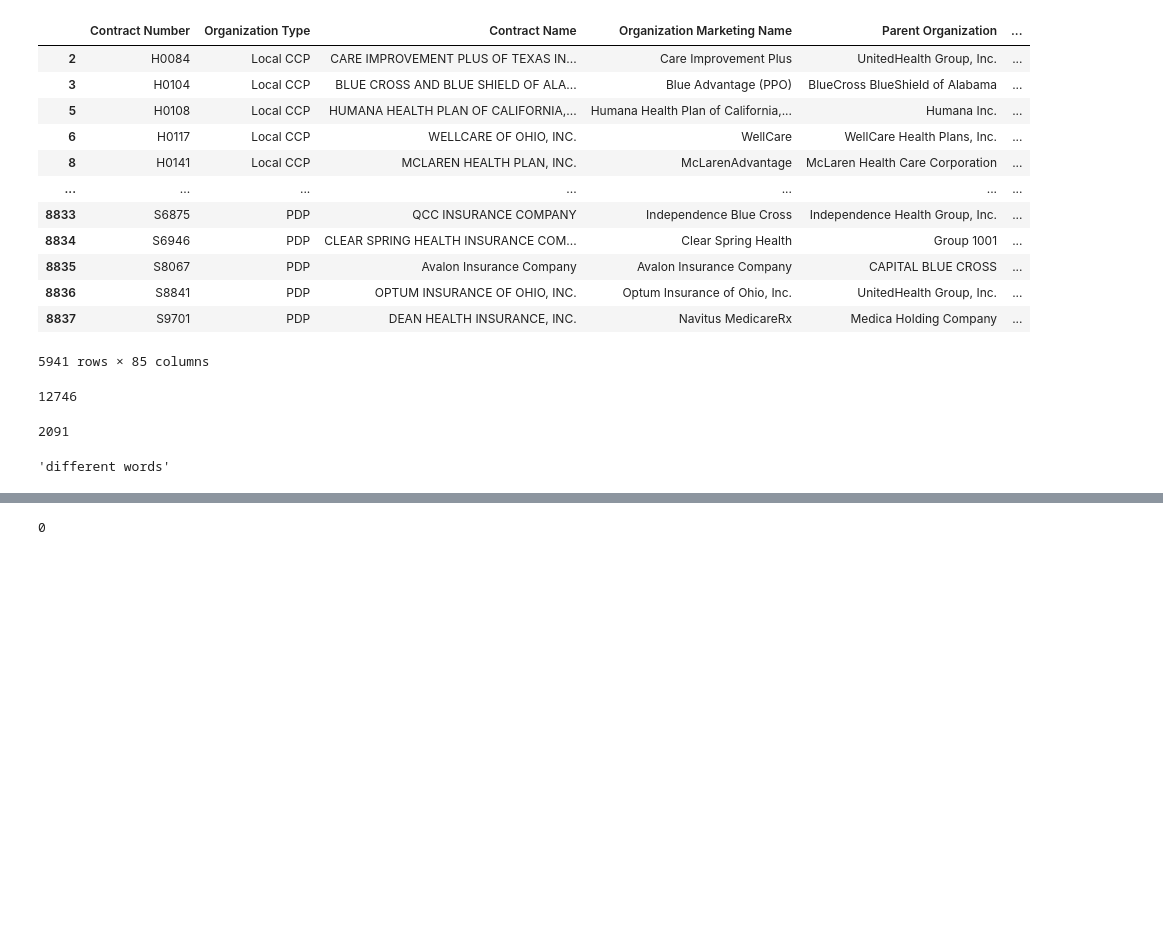
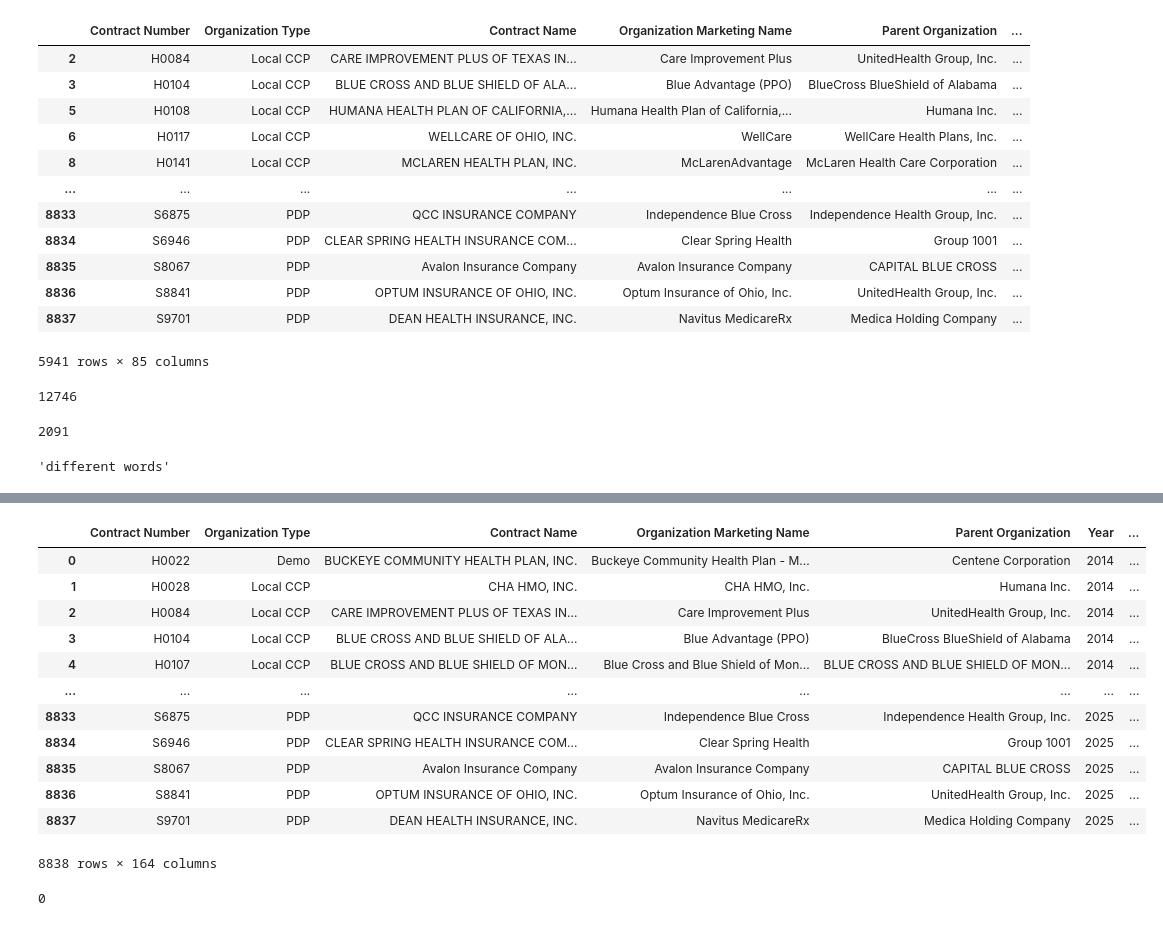
Before and after one commit to SamSims/Project4-Group2, a Jupyter notebook: DataCombiningSS1.ipynb, the cells around one changed output, grey strips where cells are left out. Saved outputs shown, nothing was run; the diff lists cells and outputs as text; code cells hidden in the pictures; blank space fills up the shorter version.

Commit message:
split numeric and non numeric data

```diff
--- a/DataCombiningSS1.ipynb
+++ b/DataCombiningSS1.ipynb
@@ -346,3 +351,10 @@ def add_non_numeric_cols(item):
+# %%
+def add_non_numeric_cols(item):
+    try:
+        val = float(item)
+        return "Numeric"
+    except:
+        return item
 # %%
 check = add_non_numeric_cols("different words")
 check
@@ -363,3 +375,23 @@ def change_to_nums(item):
             return int(item)
         case _:
             return 0
+# %%
+def change_to_dec(item):
+    try:
+        val = float(item)
+        return val
+    except:
+        return 0
+# %%
+combodf4 = combodf.copy()
+cols = combodf4.keys().to_list()
+cols.append("Overall")
+for col in firstfive:
+    cols.remove(col)
+for col in lasttwo:
+    cols.remove(col)
+for col in cols:
+    combodf4[col+" Non-numeric"] = combodf4[col].apply(add_non_numeric_cols)
+    combodf4[col]=combodf4[col].apply(change_to_dec)
+
+combodf4["Overall"].value_counts()
@@ -365,0 +409,28 @@ def change_to_nums(item):
+# %%
+newcols = []
+for col in cols:
+    newcols.append(col)
+    newcols.append(col+" Non-numeric")
+finalcols =[]
+for col in firstfive:
+    finalcols.append(col)
+finalcols.append("Year")
+for col in newcols:
+    finalcols.append(col)
+
+newdf1 = combodf4[finalcols]
+newdf1
+# %% [output]
+|  | Contract Number | Organization Type | Contract Name | Organization Marketing Name | Parent Organization | Year | ... |
+| 0 | H0022 | Demo | BUCKEYE COMMUNITY HEALTH PLAN, INC. | Buckeye Community Health Plan - M... | Centene Corporation | 2014 | ... |
+| 1 | H0028 | Local CCP | CHA HMO, INC. | CHA HMO, Inc. | Humana Inc. | 2014 | ... |
+| 2 | H0084 | Local CCP | CARE IMPROVEMENT PLUS OF TEXAS IN... | Care Improvement Plus | UnitedHealth Group, Inc. | 2014 | ... |
+| 3 | H0104 | Local CCP | BLUE CROSS AND BLUE SHIELD OF ALA... | Blue Advantage (PPO) | BlueCross BlueShield of Alabama | 2014 | ... |
+| 4 | H0107 | Local CCP | BLUE CROSS AND BLUE SHIELD OF MON... | Blue Cross and Blue Shield of Mon... | BLUE CROSS AND BLUE SHIELD OF MON... | 2014 | ... |
+| ... | ... | ... | ... | ... | ... | ... | ... |
+| 8833 | S6875 | PDP | QCC INSURANCE COMPANY | Independence Blue Cross | Independence Health Group, Inc. | 2025 | ... |
+| 8834 | S6946 | PDP | CLEAR SPRING HEALTH INSURANCE COM... | Clear Spring Health | Group 1001 | 2025 | ... |
+| 8835 | S8067 | PDP | Avalon Insurance Company | Avalon Insurance Company | CAPITAL BLUE CROSS | 2025 | ... |
+| 8836 | S8841 | PDP | OPTUM INSURANCE OF OHIO, INC. | Optum Insurance of Ohio, Inc. | UnitedHealth Group, Inc. | 2025 | ... |
+| 8837 | S9701 | PDP | DEAN HEALTH INSURANCE, INC. | Navitus MedicareRx | Medica Holding Company | 2025 | ... |
+8838 rows × 164 columns
```
Also changed, not shown: parts of 7 cells of this notebook, 1 other file.
